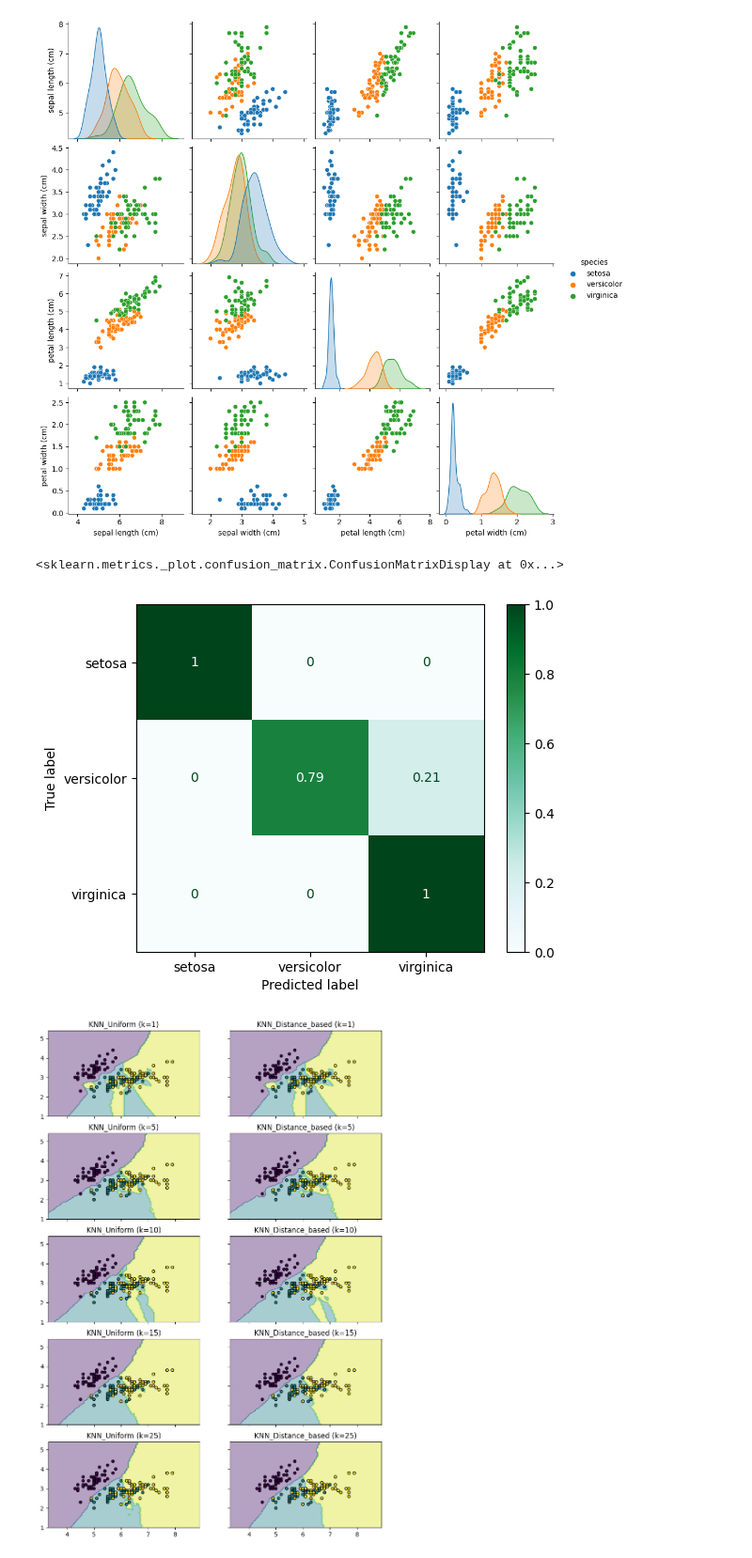
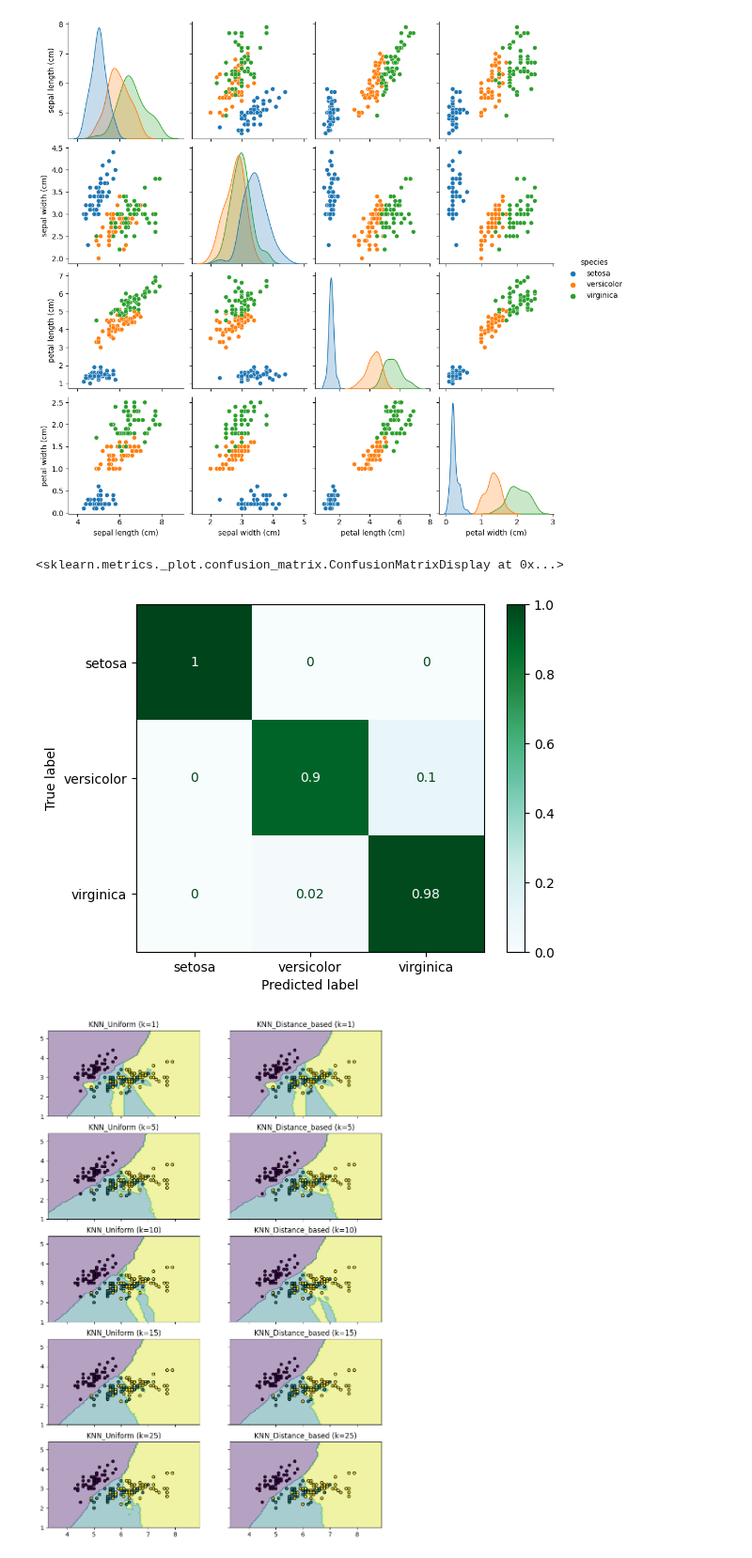
Before and after one commit to chenbin234/DAT405-DIT407-Introduction-to-data-science-and-AI, a Jupyter notebook: Assignment_2/Bingcheng/intro_to_AI_ass2.ipynb, the cells around one changed output. Shown at 94% size. Saved outputs shown, nothing was run; the diff lists cells and outputs as text; code cells hidden in the pictures.

Commit message:
finish ploting figure

```diff
--- a/Assignment_2/Bingcheng/intro_to_AI_ass2.ipynb
+++ b/Assignment_2/Bingcheng/intro_to_AI_ass2.ipynb
@@ -107,16 +107,16 @@ sns.pairplot(df.iloc[:,[0,1,2,3,5]],hue='species')
 <seaborn.axisgrid.PairGrid at 0x...>
 [figure]
 # %%
-x_train, x_test, y_train, y_test = train_test_split(iris.data, iris.target, test_size=0.25, random_state=5)
+# x_train, x_test, y_train, y_test = train_test_split(iris.data, iris.target, test_size=0.25, random_state=5)
 
 logisticRegr = LogisticRegression(multi_class='auto', solver='liblinear')
-logisticRegr.fit(x_train, y_train)
+logisticRegr.fit(iris.data, iris.target)
 
-predictions = logisticRegr.predict(x_test)
-metrics.ConfusionMatrixDisplay.from_predictions(y_test,predictions, normalize='true', cmap = 'BuGn', display_labels=iris.target_names)
+# predictions = logisticRegr.predict(x_test)
+metrics.ConfusionMatrixDisplay.from_estimator(logisticRegr, iris.data, iris.target, normalize='true', cmap = 'BuGn', display_labels=iris.target_names)
 # %% [output]
 <sklearn.metrics._plot.confusion_matrix.ConfusionMatrixDisplay at 0x...>
-[figure, old version]
+[figure, new version]
 # %%
 f, axarr = plt.subplots(5, 2, sharex="col", sharey="row", figsize=(10, 15))
 
```
Also changed, not shown: parts of 4 cells of this notebook.
